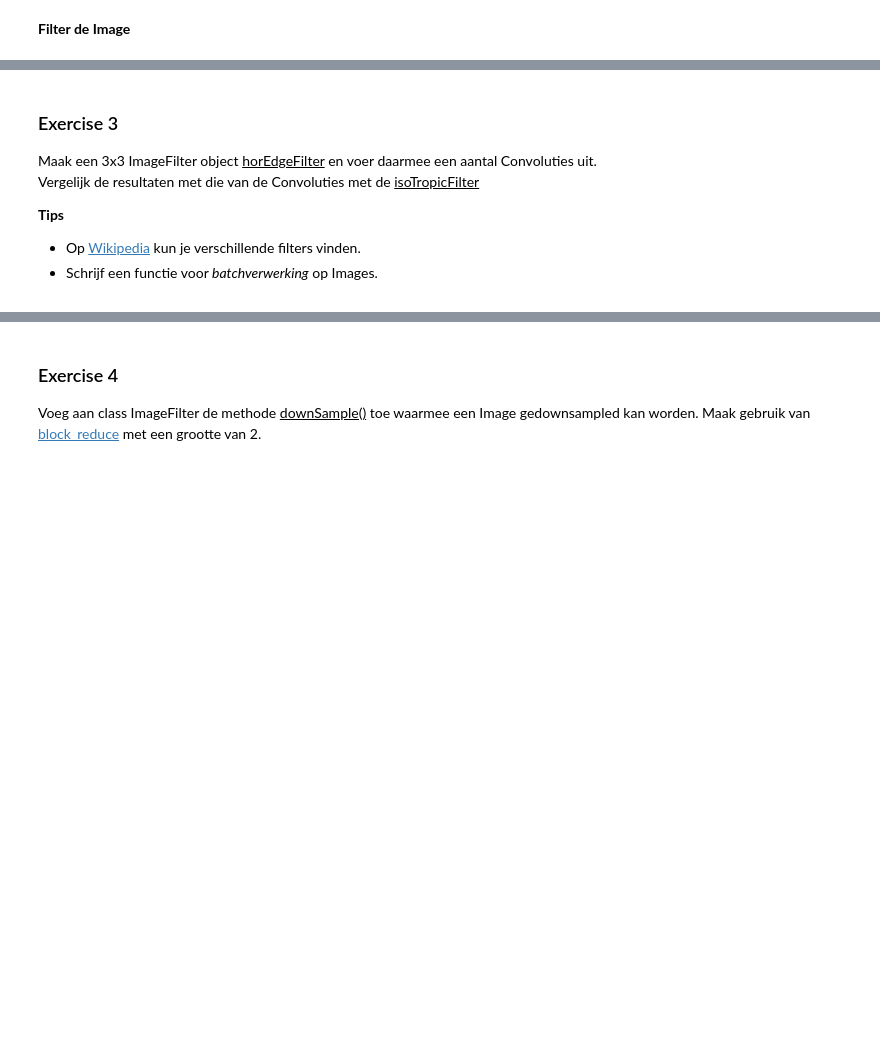
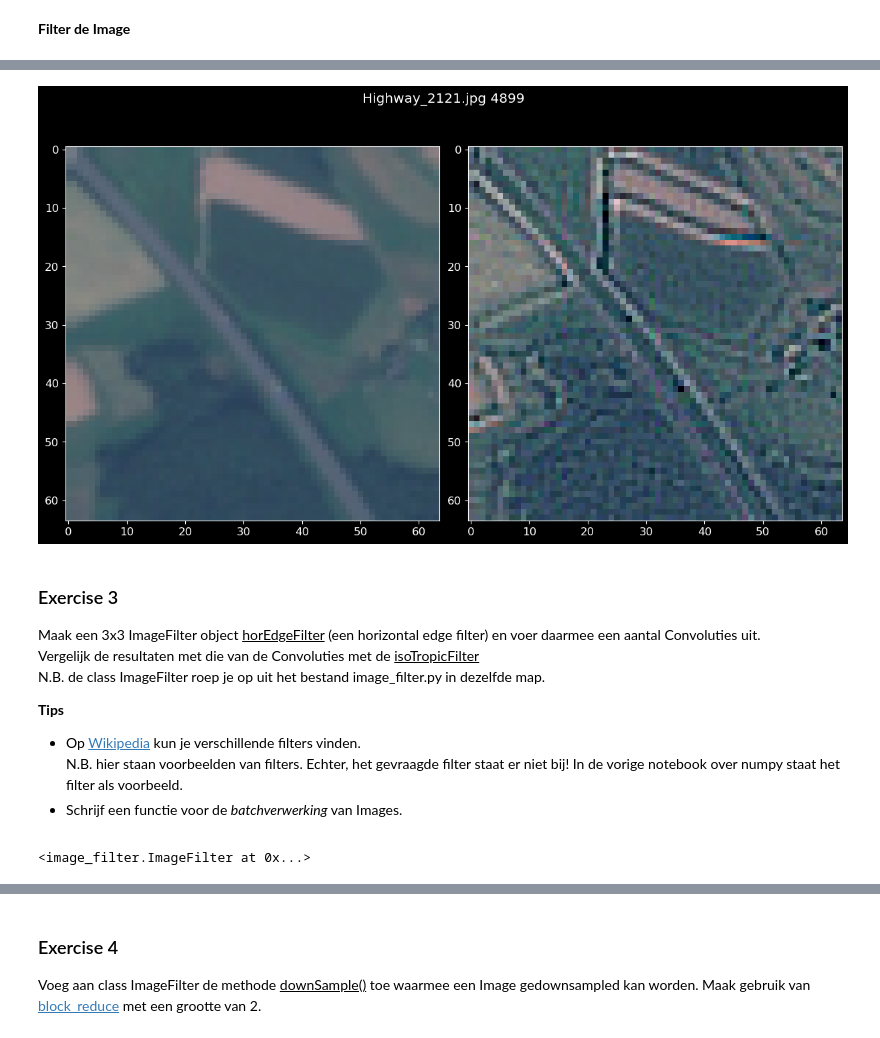
Before and after one commit to HansHR2023/MakeAIWork3, a Jupyter notebook: practica/image_procssing/numpy/numpy_opdracht2.ipynb, the cells around one changed output, grey strips where cells are left out. Saved outputs shown, nothing was run; the diff lists cells and outputs as text; code cells hidden in the pictures; blank space fills up the shorter version.

Commit message:
add cnn with numpy

```diff
--- a/practica/image_procssing/numpy/numpy_opdracht2.ipynb
+++ b/practica/image_procssing/numpy/numpy_opdracht2.ipynb
@@ -168,13 +229,22 @@ plotImgs(imgOrg, imgFiltered)
+# %%
+randInd = random.randint(0, nrOfImages)
+imgOrg = imageTensors[randInd]
+imgFiltered = isoTropicFilter.convolve(imgOrg)
+
+plotImgs(imgOrg, (imgOrg-imgFiltered))
+# %% [output]
+[figure, added]
 # %% [markdown]
 <h3>Exercise 3</h3>
 <p>
-    Maak een 3x3 ImageFilter object <u>horEdgeFilter</u> en voer daarmee een aantal Convoluties uit.<br>
+    Maak een 3x3 ImageFilter object <u>horEdgeFilter</u> (een horizontal edge filter) en voer daarmee een aantal Convoluties uit.<br>
     Vergelijk de resultaten met die van de Convoluties met de <u>isoTropicFilter</u>
+    <br>N.B. de class ImageFilter roep je op uit het bestand image_filter.py in dezelfde map.
 </p>
 <p>
     <strong>Tips</strong>
     <ul>
-        <li>Op <a href="https://en.wikipedia.org/wiki/Kernel_(image_processing">Wikipedia</a> kun je verschillende filters vinden.</li>
-        <li>Schrijf een functie voor <i>batchverwerking</i> op Images.</li>
+        <li>Op <a href="https://en.wikipedia.org/wiki/Kernel_(image_processing)">Wikipedia</a> kun je verschillende filters vinden.<br>N.B. hier staan voorbeelden van filters. Echter, het gevraagde filter staat er niet bij! In de vorige notebook over numpy staat het filter als voorbeeld.</li>
+        <li>Schrijf een functie voor de <i>batchverwerking</i> van Images.</li>
     </ul>
 </p>
@@ -180,0 +265,8 @@ plotImgs(imgOrg, imgFiltered)
+# %%
+# Oplossing batchverwerking
+
+# verder niet uitgewerkt, maar je kan een functie maken van het veld hieronder en dan met een loop die functie enkele keren aanroepen, om random image te genereren.
+
+ImageFilter(horEdgeFilter)
+# %% [output]
+<image_filter.ImageFilter at 0x...>
```
Also changed, not shown: parts of 27 cells of this notebook, 1 other file.
